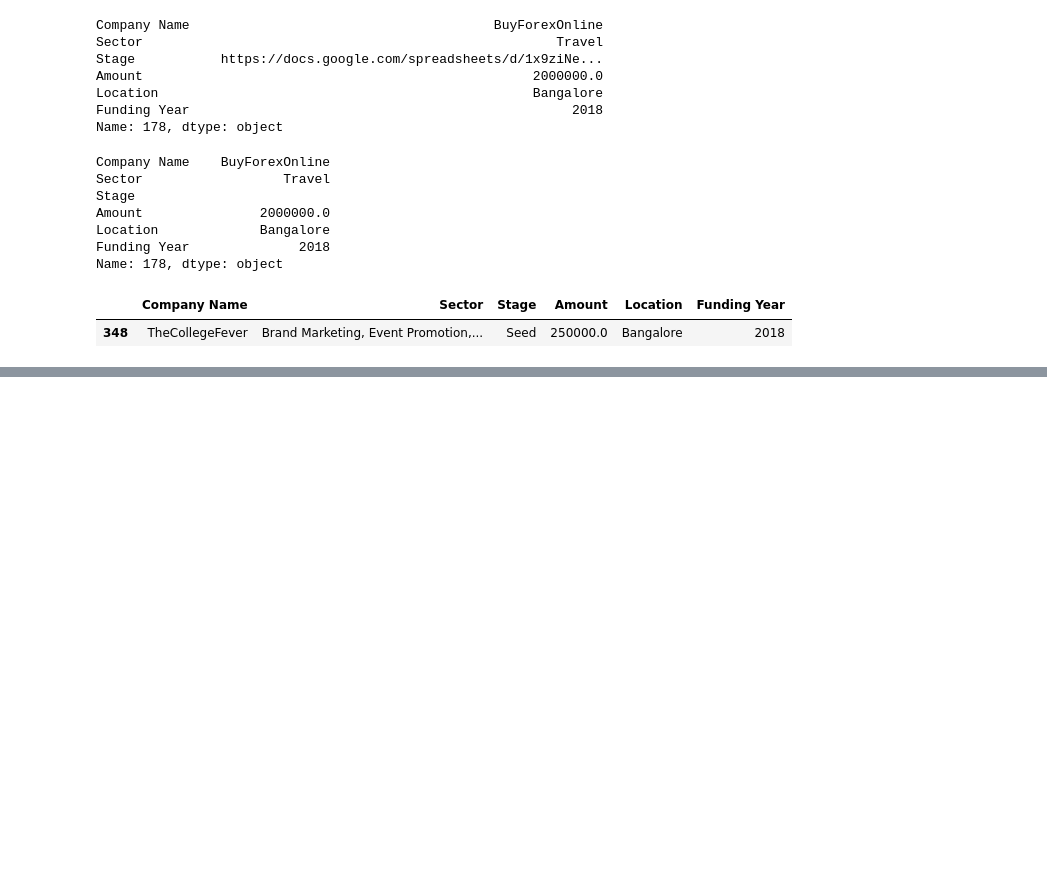
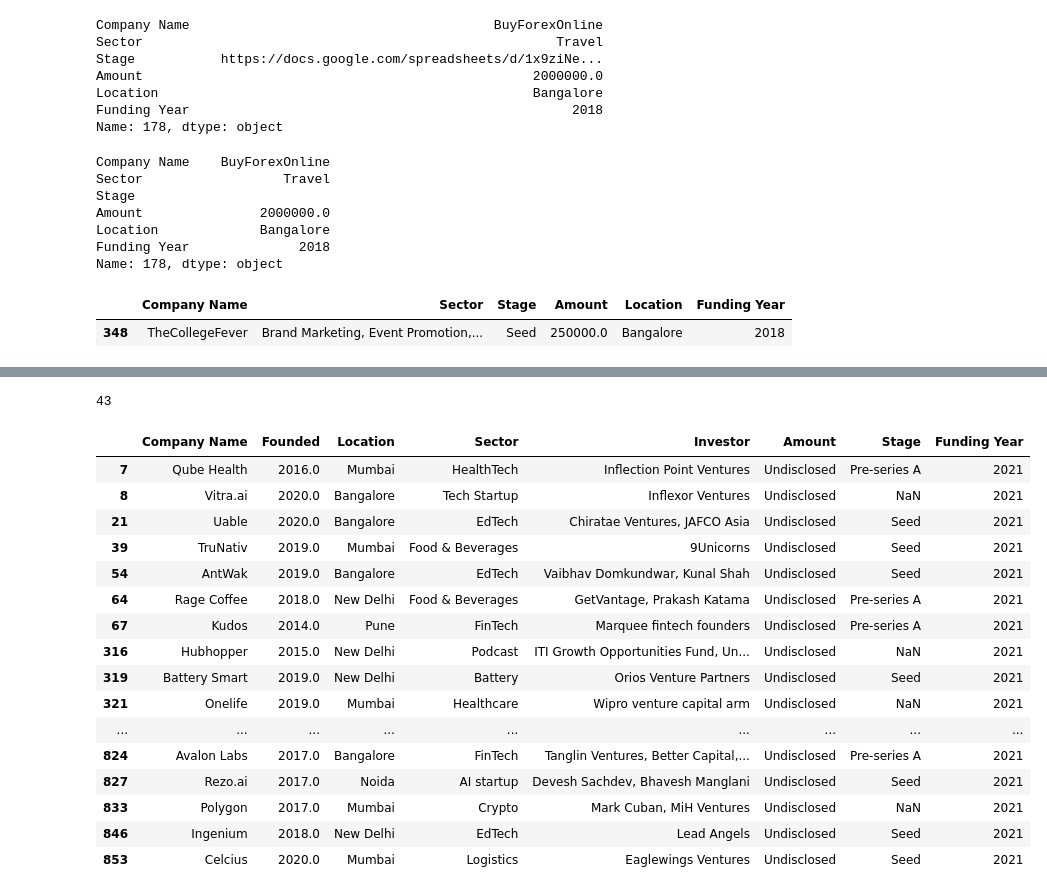
Before and after one commit to UnhookedMonk/Career_Accelerator_LP1-Data_Analysis, a Jupyter notebook: Main Code.ipynb, the cells around one changed output, grey strips where cells are left out. Saved outputs shown, nothing was run; the diff lists cells and outputs as text; code cells hidden in the pictures; blank space fills up the shorter version.

Commit message:
Completing cleaning of 2019, 2020 & 2021 datasets

```diff
--- a/Main Code.ipynb
+++ b/Main Code.ipynb
@@ -243,0 +626,23 @@ startup_funding_2018 = startup_funding_2018.drop_duplicates(keep='first')
+# %%
+#import the 2021 dataset
+#select specific columns
+
+startup_funding_2021 = pd.read_csv('startup_funding2021.csv', usecols = ['Company/Brand','Founded','HeadQuarter','Sector','Investor','Amount($)','Stage'])
+
+# rename the columns for consistency
+#Company/Brand  --> Company Name
+#HeadQuarter --> Location
+#Amount($)  --> Amount
+
+startup_funding_2021.rename(columns = {'Company/Brand':'Company Name'}, inplace = True)
+
+startup_funding_2021.rename(columns = {'HeadQuarter':'Location'}, inplace = True)
+
+startup_funding_2021.rename(columns = {'Amount($)':'Amount'}, inplace = True)
+
+# Add the funding year as a column
+
+startup_funding_2021['Funding Year'] = "2021"
+
+#Change the funding year to integer type
+startup_funding_2021['Funding Year'] = startup_funding_2021['Funding Year'].astype(int)
@@ -243,0 +668,28 @@ startup_funding_2018 = startup_funding_2018.drop_duplicates(keep='first')
+# %%
+index6 = startup_funding_2021.index[startup_funding_2021['Amount']=='Undisclosed']
+#index1 = tartup_funding_2020.index[startup_funding_2019['Amount'].str.contains('Undisclosed')]
+
+print(len(index6))
+# %% [output]
+43
+# %%
+#print the row records
+startup_funding_2021.loc[(index6)]
+# %% [output]
+|  | Company Name | Founded | Location | Sector | Investor | Amount | Stage | Funding Year |
+| 7 | Qube Health | 2016.0 | Mumbai | HealthTech | Inflection Point Ventures | Undisclosed | Pre-series A | 2021 |
+| 8 | Vitra.ai | 2020.0 | Bangalore | Tech Startup | Inflexor Ventures | Undisclosed | NaN | 2021 |
+| 21 | Uable | 2020.0 | Bangalore | EdTech | Chiratae Ventures, JAFCO Asia | Undisclosed | Seed | 2021 |
+| 39 | TruNativ | 2019.0 | Mumbai | Food & Beverages | 9Unicorns | Undisclosed | Seed | 2021 |
+| 54 | AntWak | 2019.0 | Bangalore | EdTech | Vaibhav Domkundwar, Kunal Shah | Undisclosed | Seed | 2021 |
+| 64 | Rage Coffee | 2018.0 | New Delhi | Food & Beverages | GetVantage, Prakash Katama | Undisclosed | Pre-series A | 2021 |
+| 67 | Kudos | 2014.0 | Pune | FinTech | Marquee fintech founders | Undisclosed | Pre-series A | 2021 |
+| 316 | Hubhopper | 2015.0 | New Delhi | Podcast | ITI Growth Opportunities Fund, Un... | Undisclosed | NaN | 2021 |
+| 319 | Battery Smart | 2019.0 | New Delhi | Battery | Orios Venture Partners | Undisclosed | Seed | 2021 |
+| 321 | Onelife | 2019.0 | Mumbai | Healthcare | Wipro venture capital arm | Undisclosed | NaN | 2021 |
+| ... | ... | ... | ... | ... | ... | ... | ... | ... |
+| 824 | Avalon Labs | 2017.0 | Bangalore | FinTech | Tanglin Ventures, Better Capital,... | Undisclosed | Pre-series A | 2021 |
+| 827 | Rezo.ai | 2017.0 | Noida | AI startup | Devesh Sachdev, Bhavesh Manglani | Undisclosed | Seed | 2021 |
+| 833 | Polygon | 2017.0 | Mumbai | Crypto | Mark Cuban, MiH Ventures | Undisclosed | NaN | 2021 |
+| 846 | Ingenium | 2018.0 | New Delhi | EdTech | Lead Angels | Undisclosed | Seed | 2021 |
+| 853 | Celcius | 2020.0 | Mumbai | Logistics | Eaglewings Ventures | Undisclosed | Seed | 2021 |
```
Also changed, not shown: parts of 100 cells of this notebook.
